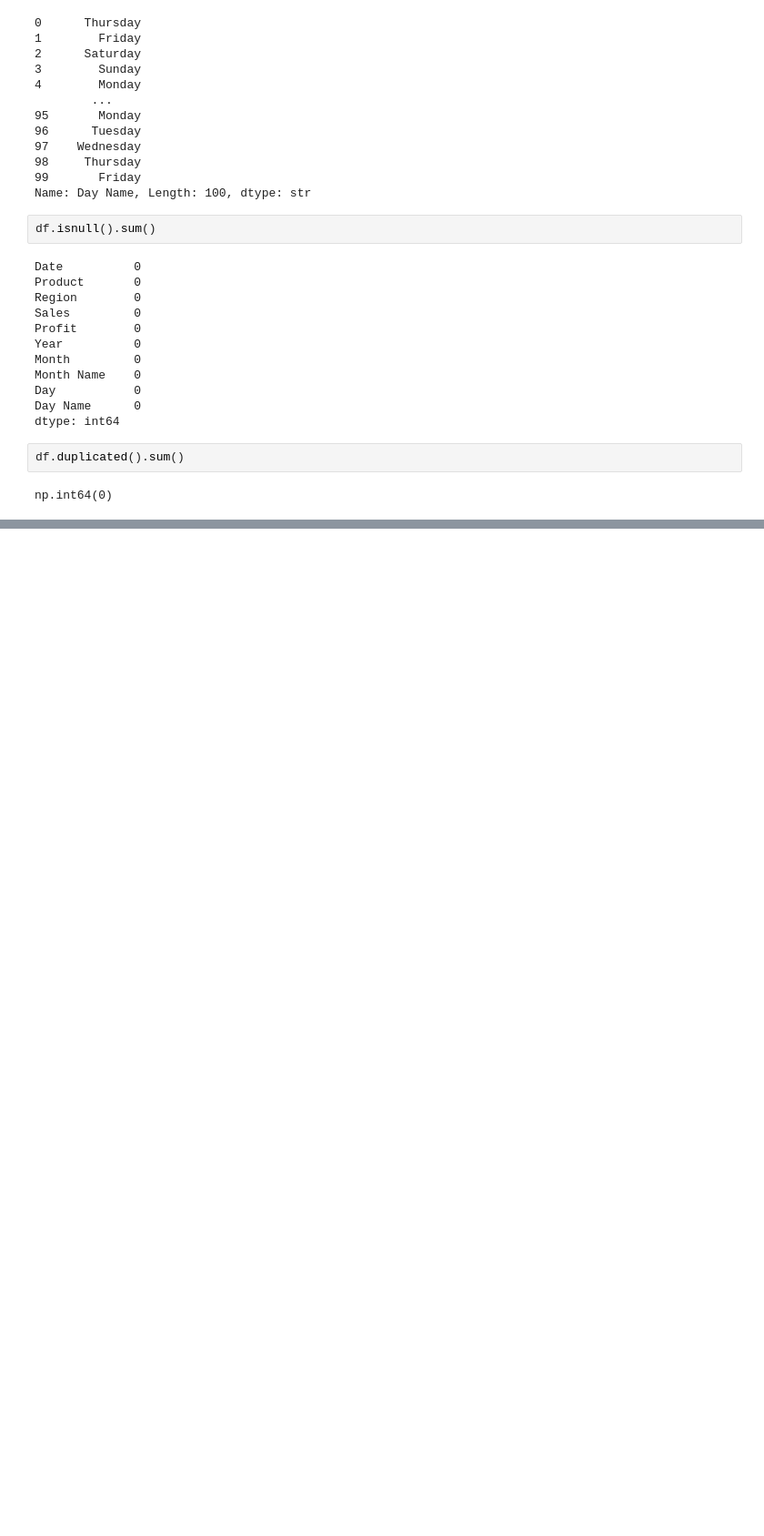
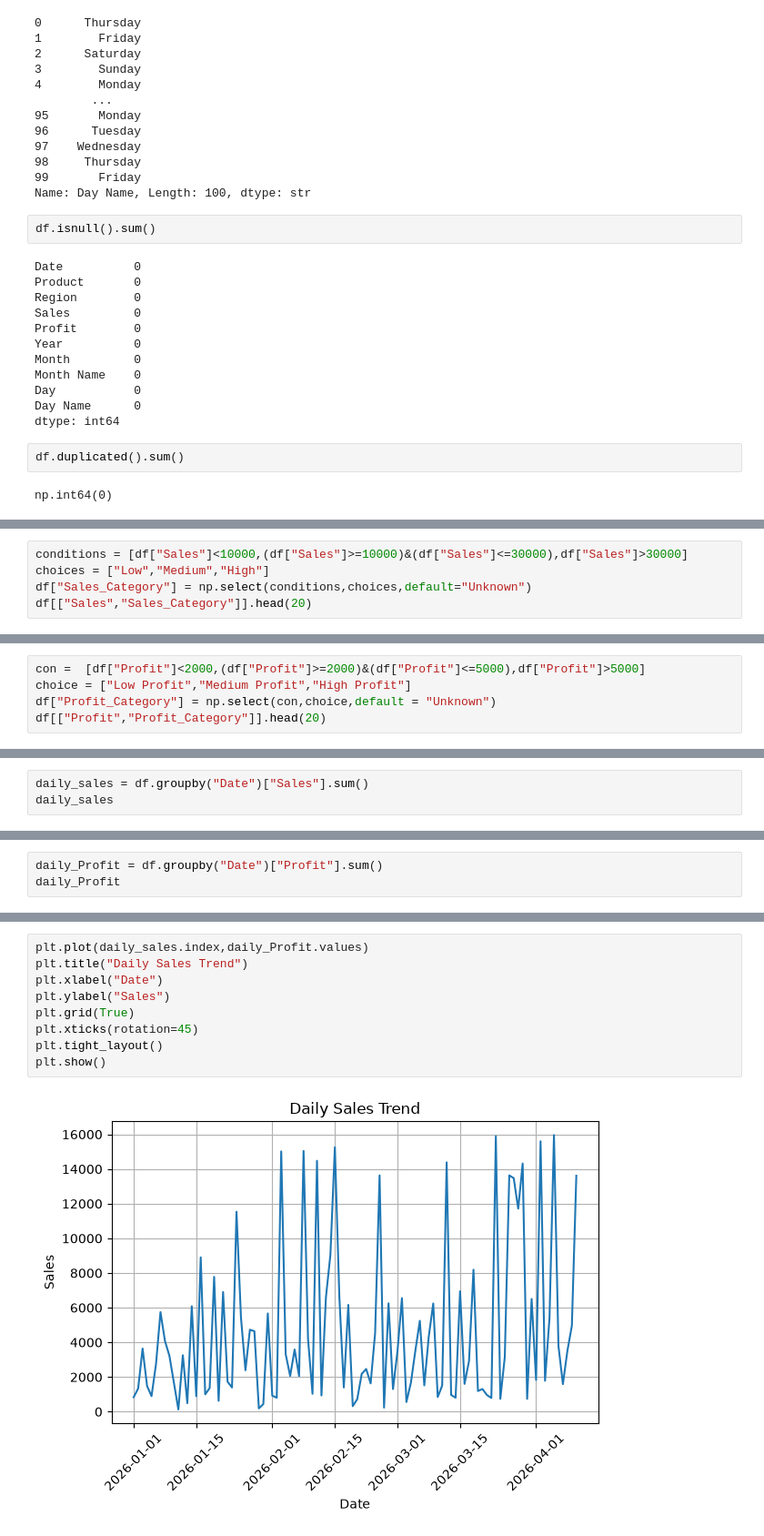
Before and after one commit to yashasvidalvi/Data-Analytics-604-batch-ws, a Jupyter notebook: Libraries/revision_all_libraries/Retail_Sales_Performance_Analysis.ipynb, the cells around one changed output, grey strips where cells are left out. Shown at 91% size. Cells and saved outputs as stored; diff of their text form; blank space fills up the shorter version.

```diff
--- a/Libraries/revision_all_libraries/Retail_Sales_Performance_Analysis.ipynb
+++ b/Libraries/revision_all_libraries/Retail_Sales_Performance_Analysis.ipynb
@@ -212,0 +456,5 @@ df[df["Profit"]<=0]
+# %%
+conditions = [df["Sales"]<10000,(df["Sales"]>=10000)&(df["Sales"]<=30000),df["Sales"]>30000]
+choices = ["Low","Medium","High"]
+df["Sales_Category"] = np.select(conditions,choices,default="Unknown")
+df[["Sales","Sales_Category"]].head(20)
@@ -212,0 +479,5 @@ df[df["Profit"]<=0]
+# %%
+con =  [df["Profit"]<2000,(df["Profit"]>=2000)&(df["Profit"]<=5000),df["Profit"]>5000]
+choice = ["Low Profit","Medium Profit","High Profit"]
+df["Profit_Category"] = np.select(con,choice,default = "Unknown")
+df[["Profit","Profit_Category"]].head(20)
@@ -212,0 +502,3 @@ df[df["Profit"]<=0]
+# %%
+daily_sales = df.groupby("Date")["Sales"].sum()
+daily_sales
@@ -212,0 +519,3 @@ df[df["Profit"]<=0]
+# %%
+daily_Profit = df.groupby("Date")["Profit"].sum()
+daily_Profit
@@ -212,0 +568,11 @@ df[df["Profit"]<=0]
+# %%
+plt.plot(daily_sales.index,daily_Profit.values)
+plt.title("Daily Sales Trend")
+plt.xlabel("Date")
+plt.ylabel("Sales")
+plt.grid(True)
+plt.xticks(rotation=45)
+plt.tight_layout()
+plt.show()
+# %% [output]
+[figure, added]
```
Also changed, not shown: parts of 56 cells of this notebook, 5 other files.
